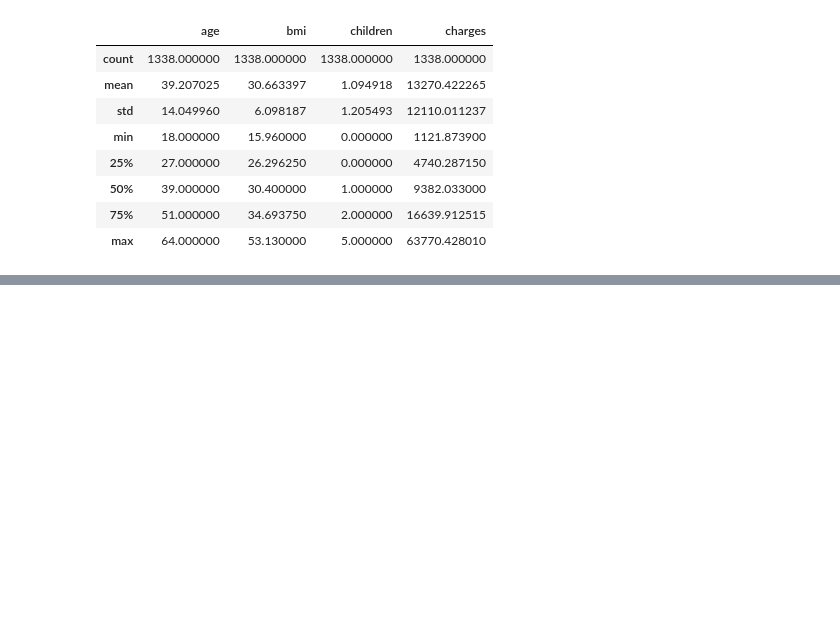
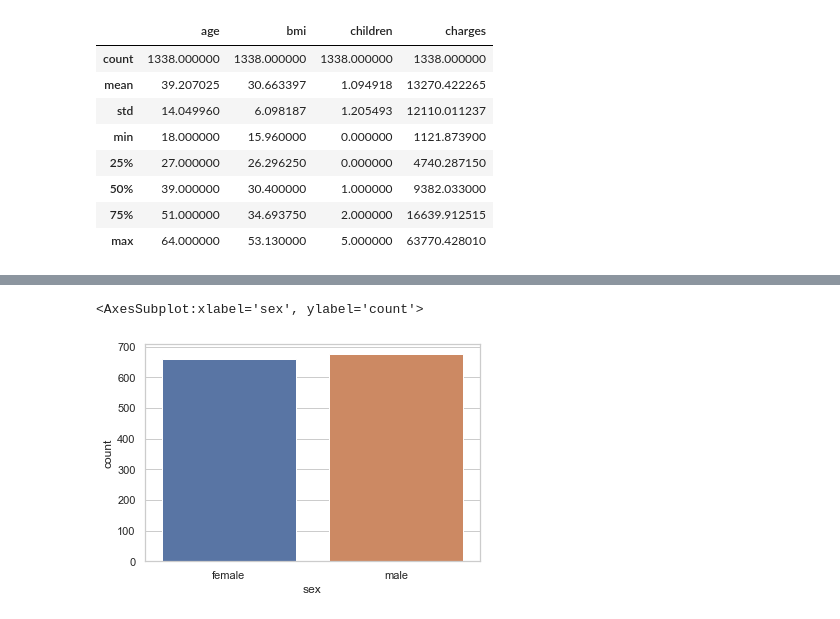
Before and after one commit to Hannanf/capstone_project, a Jupyter notebook: EDA_Siqi.ipynb, the cells around one changed output, grey strips where cells are left out. Saved outputs shown, nothing was run; the diff lists cells and outputs as text; code cells hidden in the pictures; blank space fills up the shorter version.

```diff
--- a/EDA_Siqi.ipynb
+++ b/EDA_Siqi.ipynb
@@ -34,0 +88,5 @@ data_df.describe()
+# %%
+sns.countplot(data_df['sex'])
+# %% [output]
+<AxesSubplot:xlabel='sex', ylabel='count'>
+[figure, added]
```
Also changed, not shown: parts of 12 cells of this notebook.
